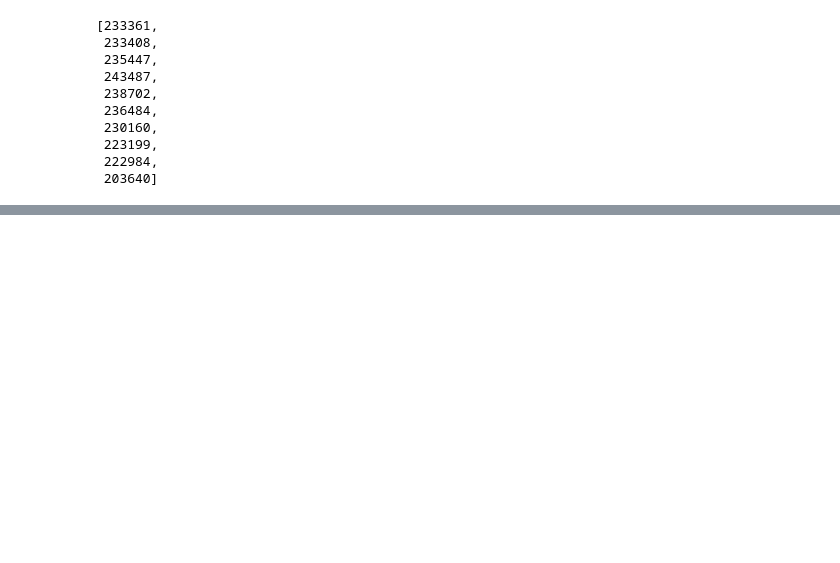
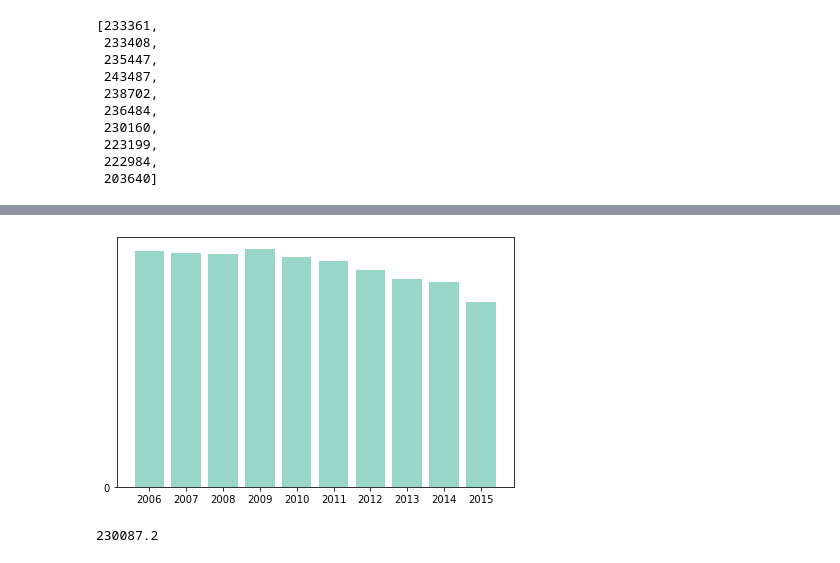
Before and after one commit to arw-625/Happiest-Generation, a Jupyter notebook: Happiest -Gen.ipynb, the cells around one changed output, grey strips where cells are left out. Cells and saved outputs as stored; diff of their text form; code cells hidden in the pictures; blank space fills up the shorter version.

```diff
--- a/Happiest -Gen.ipynb
+++ b/Happiest -Gen.ipynb
@@ -143,0 +174,8 @@ list(y_sui_totals)
+# %%
+percent_suicide = []
+for i in y1:
+    for j in y2:
+        if y1.index(i) == y2.index(j):
+            new_percent = i/j * 100
+            percent_suicide.append(new_percent)
+percent_suicide
@@ -179,0 +288,17 @@ global_avg
+# %%
+#percent of population has committed suicide
+ax, fig = plt.subplots()
+
+plt.bar(x_years, percent_suicide, color = '#7fcdbb', alpha = 0.8)
+plt.xticks(range(2006,2016,1))
+#plt.yticks(range(0,1,10))
+plt.yticks(np.arange(0, max(percent_suicide),5))
+#plt.set_size_inches(2,4)
+plt.tight_layout()
+# %% [output]
+[figure, added]
+# %%
+global_avg = global_suicide_10['suicides_no'].mean()
+global_avg
+# %% [output]
+230087.2
```
Also changed, not shown: parts of 18 cells of this notebook, 3 other files.
